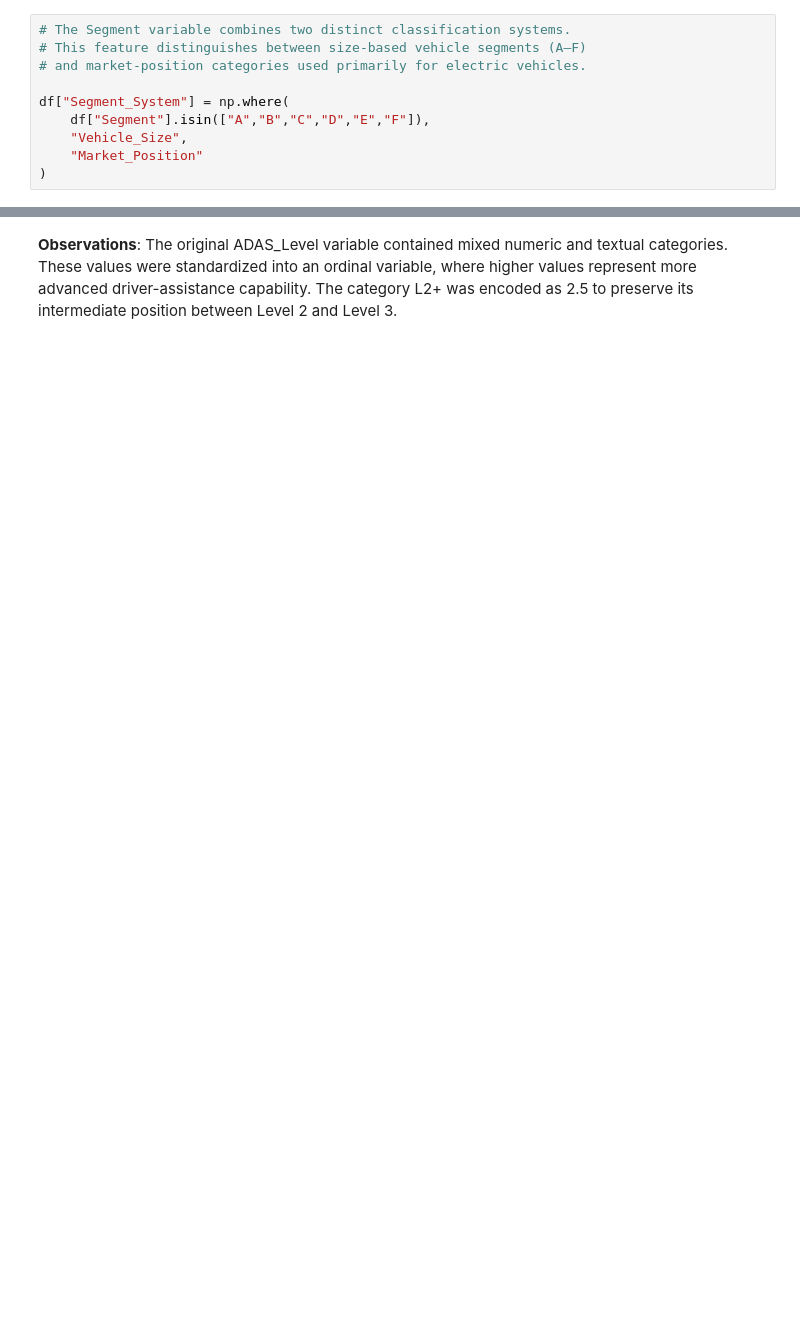
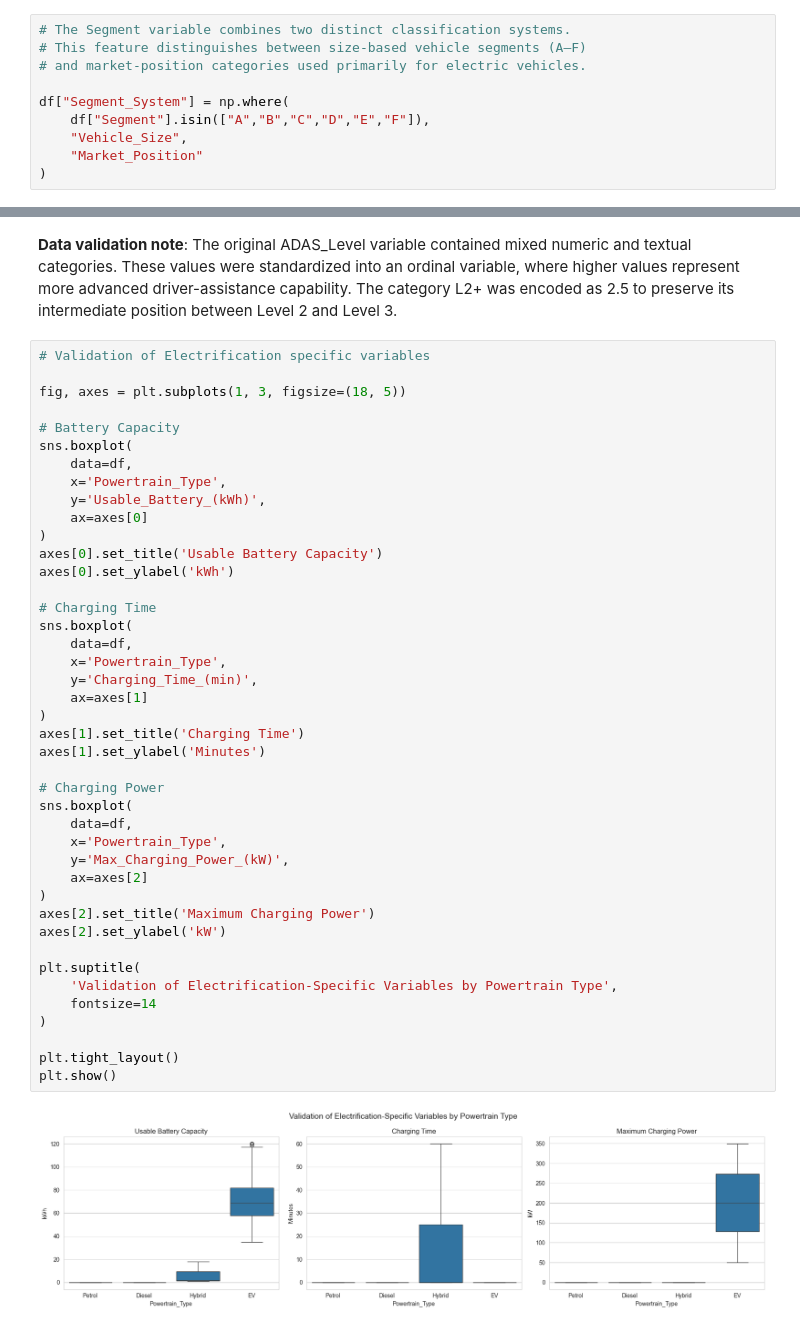
Before and after one commit to avillafranca504/vehicle-price-and-performance-analysis, a Jupyter notebook: 02_European_Cars_EDA.ipynb, the cells around one changed output, grey strips where cells are left out. Saved outputs shown, nothing was run; the diff lists cells and outputs as text; blank space fills up the shorter version.

```diff
--- a/02_European_Cars_EDA.ipynb
+++ b/02_European_Cars_EDA.ipynb
@@ -258,2 +443,46 @@ print(df["ADAS_Level_Clean"].dtypes)
 # %% [markdown]
-**Observations**: The original ADAS_Level variable contained mixed numeric and textual categories. These values were standardized into an ordinal variable, where higher values represent more advanced driver-assistance capability. The category L2+ was encoded as 2.5 to preserve its intermediate position between Level 2 and Level 3.
+**Data validation note**: The original ADAS_Level variable contained mixed numeric and textual categories. These values were standardized into an ordinal variable, where higher values represent more advanced driver-assistance capability. The category L2+ was encoded as 2.5 to preserve its intermediate position between Level 2 and Level 3.
+# %%
+# Validation of Electrification specific variables
+
+fig, axes = plt.subplots(1, 3, figsize=(18, 5))
+
+# Battery Capacity
+sns.boxplot(
+    data=df,
+    x='Powertrain_Type',
+    y='Usable_Battery_(kWh)',
+    ax=axes[0]
+)
+axes[0].set_title('Usable Battery Capacity')
+axes[0].set_ylabel('kWh')
+
+# Charging Time
+sns.boxplot(
+    data=df,
+    x='Powertrain_Type',
+    y='Charging_Time_(min)',
+    ax=axes[1]
+)
+axes[1].set_title('Charging Time')
+axes[1].set_ylabel('Minutes')
+
+# Charging Power
+sns.boxplot(
+    data=df,
+    x='Powertrain_Type',
+    y='Max_Charging_Power_(kW)',
+    ax=axes[2]
+)
+axes[2].set_title('Maximum Charging Power')
+axes[2].set_ylabel('kW')
+
+plt.suptitle(
+    'Validation of Electrification-Specific Variables by Powertrain Type',
+    fontsize=14
+)
+
+plt.tight_layout()
+plt.show()
+# %% [output]
+[figure, added]
```
Also changed, not shown: parts of 133 cells of this notebook.
